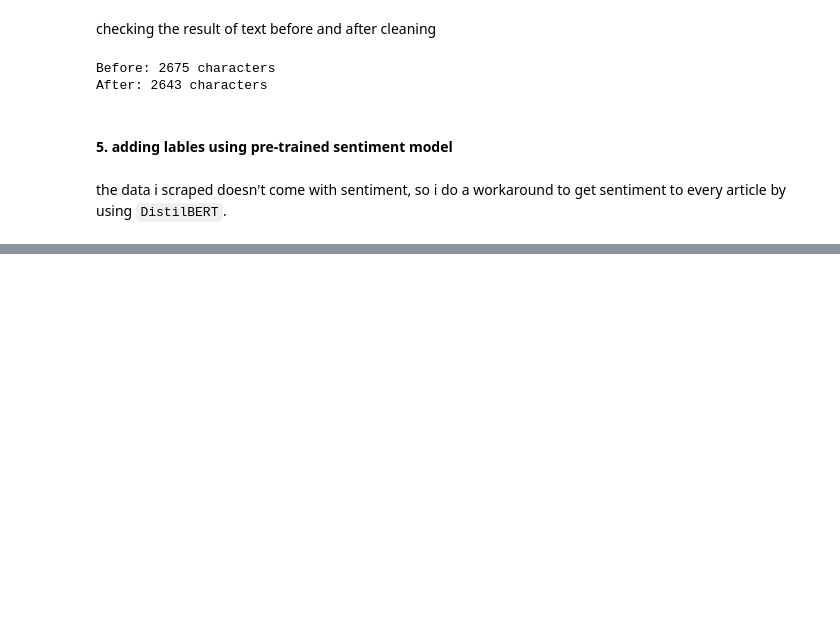
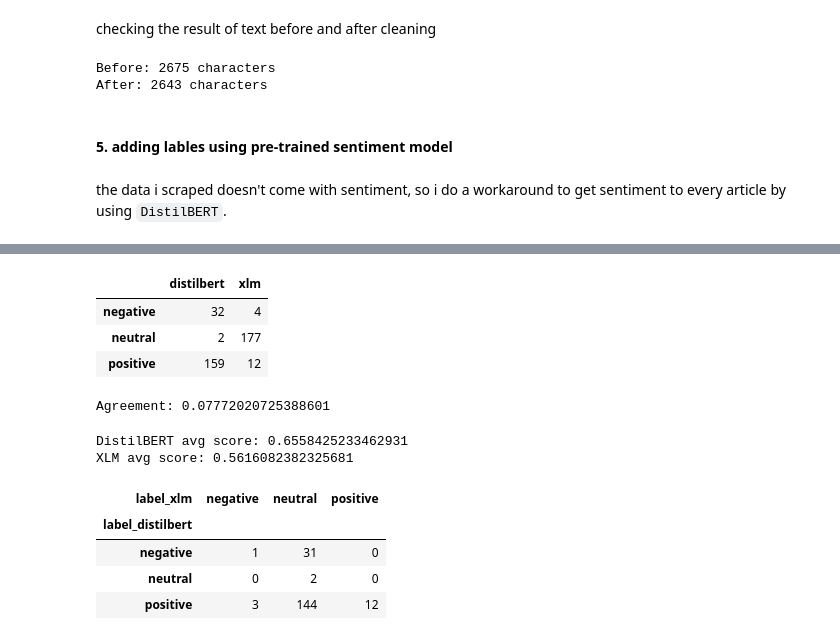
Before and after one commit to lTsumetai/PSN-Article-Sentiment-Analysis, a Jupyter notebook: Article_Sentiment_Analysis.ipynb, the cells around one changed output, grey strips where cells are left out. Drawn from its saved outputs; the diff is of its cells as text; code cells hidden in the pictures; blank space fills up the shorter version.

```diff
--- a/Article_Sentiment_Analysis.ipynb
+++ b/Article_Sentiment_Analysis.ipynb
@@ -326,0 +323,29 @@ df[["title", "sentiment_pretrained", "confidence"]].sample(15, random_state=42)
+# %%
+pd.DataFrame({
+    "distilbert": compare_df["label_distilbert"].value_counts(),
+    "xlm": compare_df["label_xlm"].value_counts()
+})
+# %% [output]
+|  | distilbert | xlm |
+| negative | 32 | 4 |
+| neutral | 2 | 177 |
+| positive | 159 | 12 |
+# %%
+compare_df["agree"] = compare_df["label_distilbert"] == compare_df["label_xlm"]
+print("Agreement:", compare_df["agree"].mean())
+# %% [output]
+Agreement: 0.07772020725388601
+# %%
+print("DistilBERT avg score:", compare_df["score_distilbert"].mean())
+print("XLM avg score:", compare_df["score_xlm"].mean())
+# %% [output]
+DistilBERT avg score: 0.6558425233462931
+XLM avg score: 0.5616082382325681
+# %%
+pd.crosstab(compare_df["label_distilbert"], compare_df["label_xlm"])
+# %% [output]
+| label_xlm | negative | neutral | positive |
+| label_distilbert |  |  |  |
+| negative | 1 | 31 | 0 |
+| neutral | 0 | 2 | 0 |
+| positive | 3 | 144 | 12 |
```
Also changed, not shown: parts of 14 cells of this notebook.
